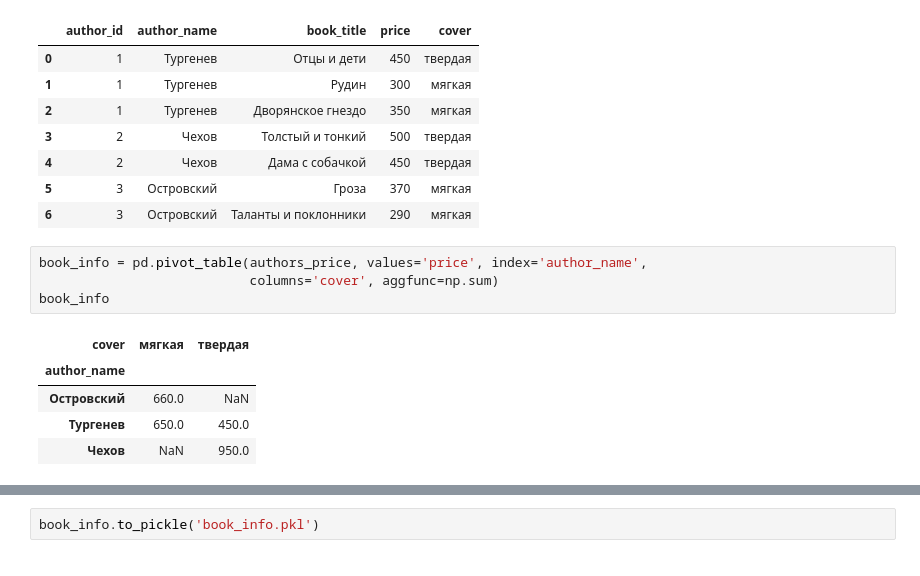
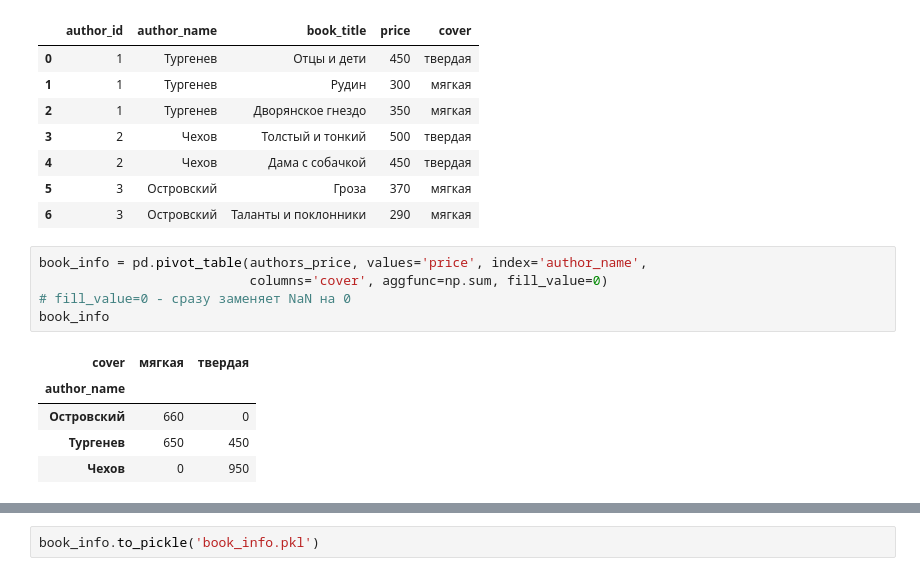
Before and after one commit to kate-ds/Libraries_Python_for_DS, a Jupyter notebook: lesson1/Pandas_Homework.ipynb, the cells around one changed output, grey strips where cells are left out. Drawn from its saved outputs; the diff is of its cells as text.

```diff
--- a/lesson1/Pandas_Homework.ipynb
+++ b/lesson1/Pandas_Homework.ipynb
@@ -92,11 +99,12 @@ authors_price
 | 6 | 3 | Островский | Таланты и поклонники | 290 | мягкая |
 # %%
 book_info = pd.pivot_table(authors_price, values='price', index='author_name',
-                           columns='cover', aggfunc=np.sum)
+                           columns='cover', aggfunc=np.sum, fill_value=0)
+# fill_value=0 - сразу заменяет NaN на 0
 book_info
 # %% [output]
 | cover | мягкая | твердая |
 | author_name |  |  |
-| Островский | 660.0 | NaN |
-| Тургенев | 650.0 | 450.0 |
-| Чехов | NaN | 950.0 |
+| Островский | 660 | 0 |
+| Тургенев | 650 | 450 |
+| Чехов | 0 | 950 |
```
Also changed, not shown: parts of 2 cells of this notebook, 1 other file.
